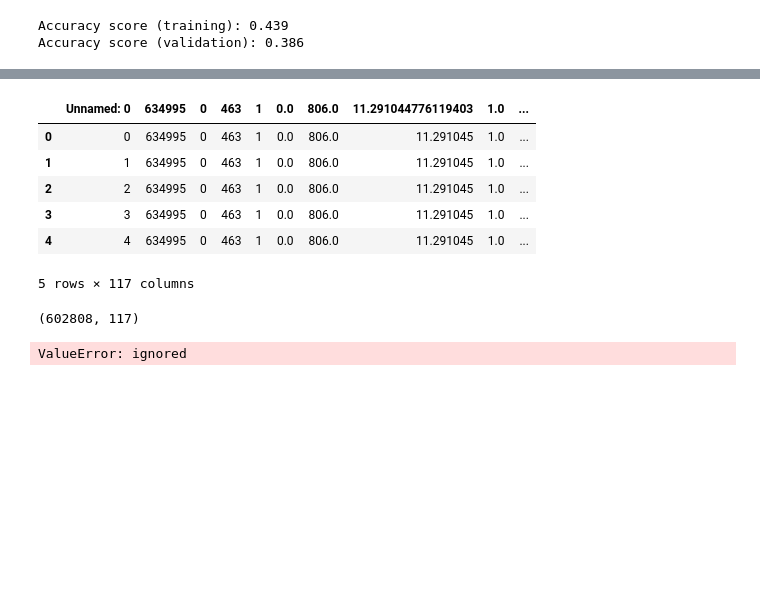
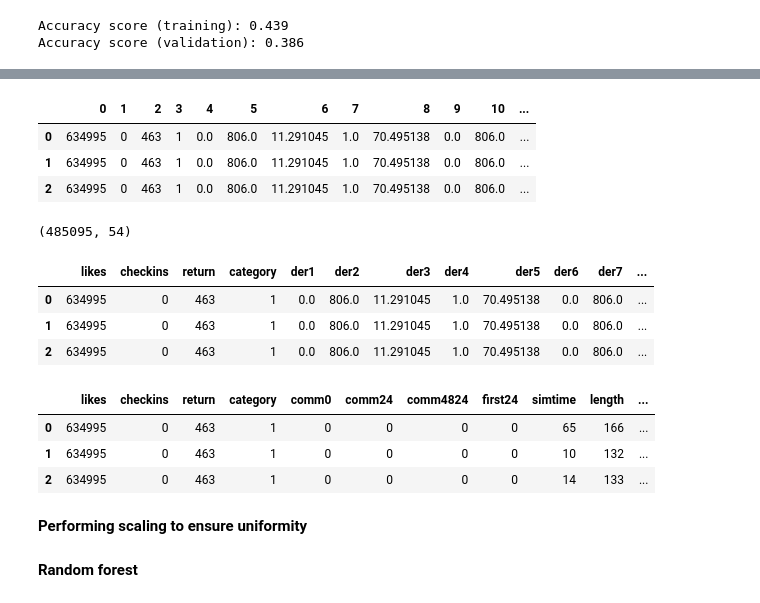
Before and after one commit to AkshayRai20/Projects1, a Jupyter notebook: Akshay_Rai_Team_5_Capstone_Project_3.ipynb, the cells around one changed output, grey strips where cells are left out. Drawn from its saved outputs; the diff is of its cells as text; code cells hidden in the pictures; blank space fills up the shorter version.

```diff
--- a/Akshay_Rai_Team_5_Capstone_Project_3.ipynb
+++ b/Akshay_Rai_Team_5_Capstone_Project_3.ipynb
@@ -590,21 +547,30 @@ trfull=trainfull
-# %%
-trfull.head()
-# %% [output]
-|  | Unnamed: 0 | 634995 | 0 | 463 | 1 | 0.0 | 806.0 | 11.291044776119403 | 1.0 | ... |
-| 0 | 0 | 634995 | 0 | 463 | 1 | 0.0 | 806.0 | 11.291045 | 1.0 | ... |
-| 1 | 1 | 634995 | 0 | 463 | 1 | 0.0 | 806.0 | 11.291045 | 1.0 | ... |
-| 2 | 2 | 634995 | 0 | 463 | 1 | 0.0 | 806.0 | 11.291045 | 1.0 | ... |
-| 3 | 3 | 634995 | 0 | 463 | 1 | 0.0 | 806.0 | 11.291045 | 1.0 | ... |
-| 4 | 4 | 634995 | 0 | 463 | 1 | 0.0 | 806.0 | 11.291045 | 1.0 | ... |
-5 rows × 117 columns
+# %%
+f1 = pd.read_csv('/content/drive/MyDrive/Cohort Aravali/CohortAravali-201005-153433.zip (Unzipped Files)/AlmaBetter/Module 4/Week 2/Day 2/dattr/Features_Variant_1.csv', header=None)
+f2 = pd.read_csv('/content/drive/MyDrive/Cohort Aravali/CohortAravali-201005-153433.zip (Unzipped Files)/AlmaBetter/Module 4/Week 2/Day 2/dattr/Features_Variant_2.csv', header=None)
+f3 = pd.read_csv('/content/drive/MyDrive/Cohort Aravali/CohortAravali-201005-153433.zip (Unzipped Files)/AlmaBetter/Module 4/Week 2/Day 2/dattr/Features_Variant_3.csv', header=None)
+f4 = pd.read_csv('/content/drive/MyDrive/Cohort Aravali/CohortAravali-201005-153433.zip (Unzipped Files)/AlmaBetter/Module 4/Week 2/Day 2/dattr/Features_Variant_4.csv', header=None)
+f5 = pd.read_csv('/content/drive/MyDrive/Cohort Aravali/CohortAravali-201005-153433.zip (Unzipped Files)/AlmaBetter/Module 4/Week 2/Day 2/dattr/Features_Variant_2.csv', header=None)
+# %%
+merged = pd.concat([f1, f2, f3, f4, f5])
+merged.head(3)
+# %% [output]
+|  | 0 | 1 | 2 | 3 | 4 | 5 | 6 | 7 | 8 | 9 | 10 | ... |
+| 0 | 634995 | 0 | 463 | 1 | 0.0 | 806.0 | 11.291045 | 1.0 | 70.495138 | 0.0 | 806.0 | ... |
+| 1 | 634995 | 0 | 463 | 1 | 0.0 | 806.0 | 11.291045 | 1.0 | 70.495138 | 0.0 | 806.0 | ... |
+| 2 | 634995 | 0 | 463 | 1 | 0.0 | 806.0 | 11.291045 | 1.0 | 70.495138 | 0.0 | 806.0 | ... |
 # %%
-trfull.shape
+merged.shape
 # %% [output]
-(602808, 117)
+(485095, 54)
 # %%
-trfull.columns =['likes', 'checkins', 'return', 'category', 'der1','der2','der3','der4','der5','der6','der7','der8','der9','der10','der11','der12','der13','der14','der15','der16','der17','der18','der19','der20','der21','der22','der23','der24','der25', 'comm0','comm24', 'comm4824', 'first24', 'diffcomm484224', 'simtime', 'length', 'sharecount',
+merged.columns =['likes', 'checkins', 'return', 'category', 'der1','der2','der3','der4','der5','der6','der7','der8','der9','der10','der11','der12','der13','der14','der15','der16','der17','der18','der19','der20','der21','der22','der23','der24','der25', 'comm0','comm24', 'comm4824', 'first24', 'diffcomm484224', 'simtime', 'length', 'sharecount',
  'prom_stat','hours','sun_pub', 'mon_pub', 'tue_pub', 'wed_pub', 'thu_pub', 'fri_pub',
        'sat_pub',  'sun_base', 'mon_base', 'tue_base', 'wed_base', 'thu_base',
        'fri_base', 'sat_base', 'target']
-# %% [output]
-ValueError: ignored
+# %%
+merged.head(3)
+# %% [output]
+|  | likes | checkins | return | category | der1 | der2 | der3 | der4 | der5 | der6 | der7 | ... |
+| 0 | 634995 | 0 | 463 | 1 | 0.0 | 806.0 | 11.291045 | 1.0 | 70.495138 | 0.0 | 806.0 | ... |
+| 1 | 634995 | 0 | 463 | 1 | 0.0 | 806.0 | 11.291045 | 1.0 | 70.495138 | 0.0 | 806.0 | ... |
+| 2 | 634995 | 0 | 463 | 1 | 0.0 | 806.0 | 11.291045 | 1.0 | 70.495138 | 0.0 | 806.0 | ... |
@@ -610,0 +579,7 @@ ValueError: ignored
+# %%
+mergedtrain.head(3)
+# %% [output]
+|  | likes | checkins | return | category | comm0 | comm24 | comm4824 | first24 | simtime | length | ... |
+| 0 | 634995 | 0 | 463 | 1 | 0 | 0 | 0 | 0 | 65 | 166 | ... |
+| 1 | 634995 | 0 | 463 | 1 | 0 | 0 | 0 | 0 | 10 | 132 | ... |
+| 2 | 634995 | 0 | 463 | 1 | 0 | 0 | 0 | 0 | 14 | 133 | ... |
@@ -610,0 +591,2 @@ ValueError: ignored
+# %% [markdown]
+**Performing scaling to ensure uniformity**
@@ -610,0 +598,2 @@ ValueError: ignored
+# %% [markdown]
+**Random forest**
```
Also changed, not shown: parts of 36 cells of this notebook.
